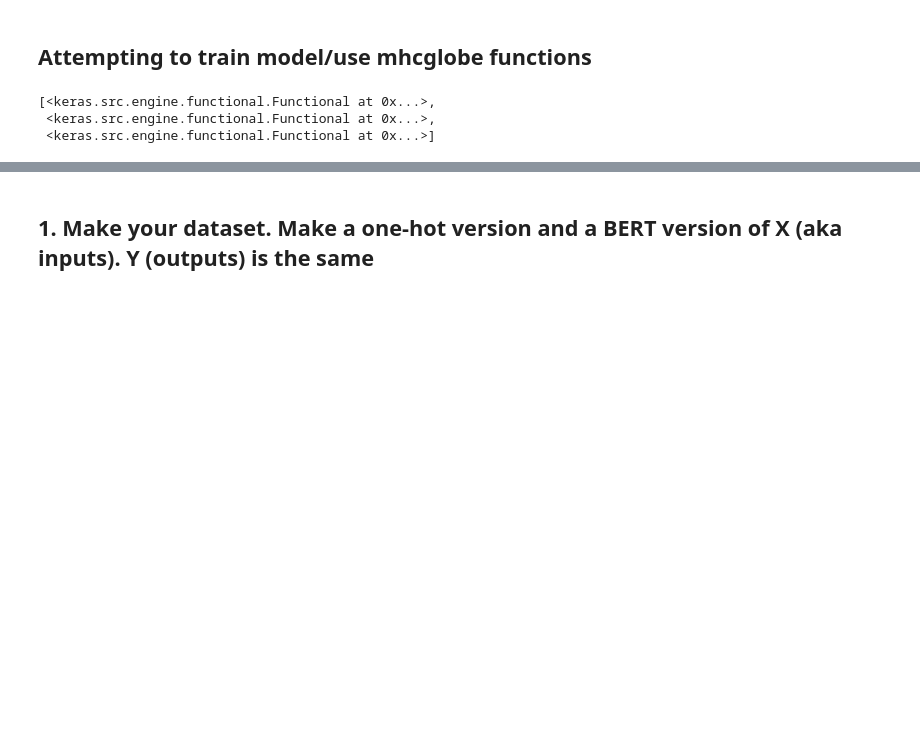
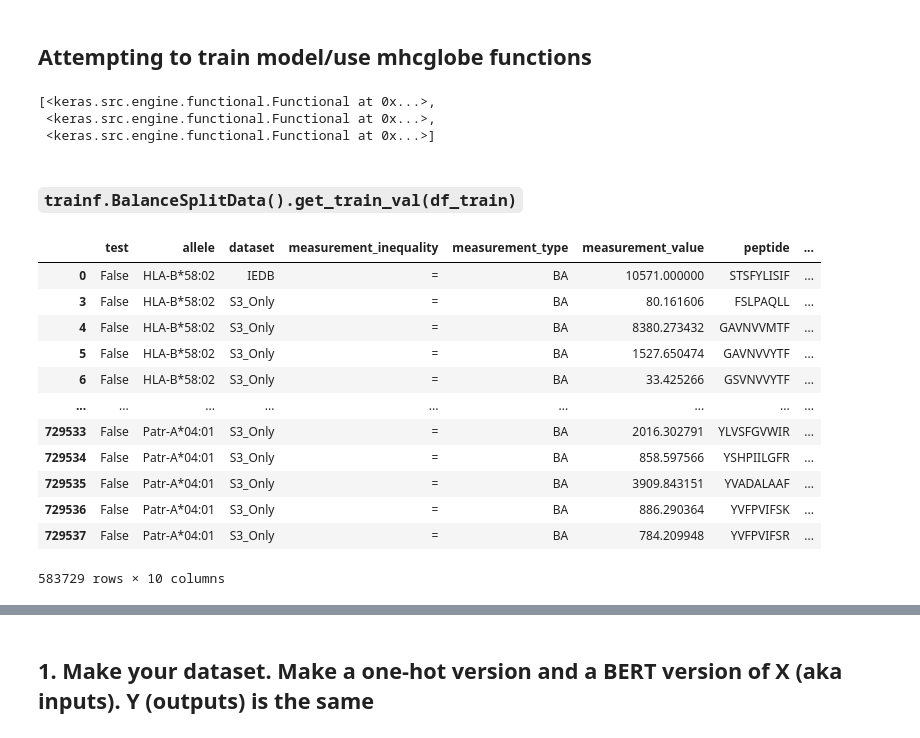
Before and after one commit to prakritipaul/mhcglobe, a Jupyter notebook: prakriti_MHCglobe2024_3_19_5_33PM.ipynb, the cells around one changed output, grey strips where cells are left out. Saved outputs shown, nothing was run; the diff lists cells and outputs as text; code cells hidden in the pictures; blank space fills up the shorter version.

````diff
--- a/prakriti_MHCglobe2024_3_19_5_33PM.ipynb
+++ b/prakriti_MHCglobe2024_3_19_5_33PM.ipynb
@@ -329,0 +376,23 @@ test_ensemble_base_models
+# %% [markdown]
+### ```trainf.BalanceSplitData().get_train_val(df_train)```
+# %%
+# Has all columns from all training data
+import train_functions as trainf
+df_train = test_pMHC_Data_both_data
+train, early_stopping = trainf.BalanceSplitData().get_train_val(df_train)
+# %%
+train
+# %% [output]
+|  | test | allele | dataset | measurement_inequality | measurement_type | measurement_value | peptide | ... |
+| 0 | False | HLA-B*58:02 | IEDB | = | BA | 10571.000000 | STSFYLISIF | ... |
+| 3 | False | HLA-B*58:02 | S3_Only | = | BA | 80.161606 | FSLPAQLL | ... |
+| 4 | False | HLA-B*58:02 | S3_Only | = | BA | 8380.273432 | GAVNVVMTF | ... |
+| 5 | False | HLA-B*58:02 | S3_Only | = | BA | 1527.650474 | GAVNVVYTF | ... |
+| 6 | False | HLA-B*58:02 | S3_Only | = | BA | 33.425266 | GSVNVVYTF | ... |
+| ... | ... | ... | ... | ... | ... | ... | ... | ... |
+| 729533 | False | Patr-A*04:01 | S3_Only | = | BA | 2016.302791 | YLVSFGVWIR | ... |
+| 729534 | False | Patr-A*04:01 | S3_Only | = | BA | 858.597566 | YSHPIILGFR | ... |
+| 729535 | False | Patr-A*04:01 | S3_Only | = | BA | 3909.843151 | YVADALAAF | ... |
+| 729536 | False | Patr-A*04:01 | S3_Only | = | BA | 886.290364 | YVFPVIFSK | ... |
+| 729537 | False | Patr-A*04:01 | S3_Only | = | BA | 784.209948 | YVFPVIFSR | ... |
+583729 rows × 10 columns
````
Also changed, not shown: parts of 30 cells of this notebook.
